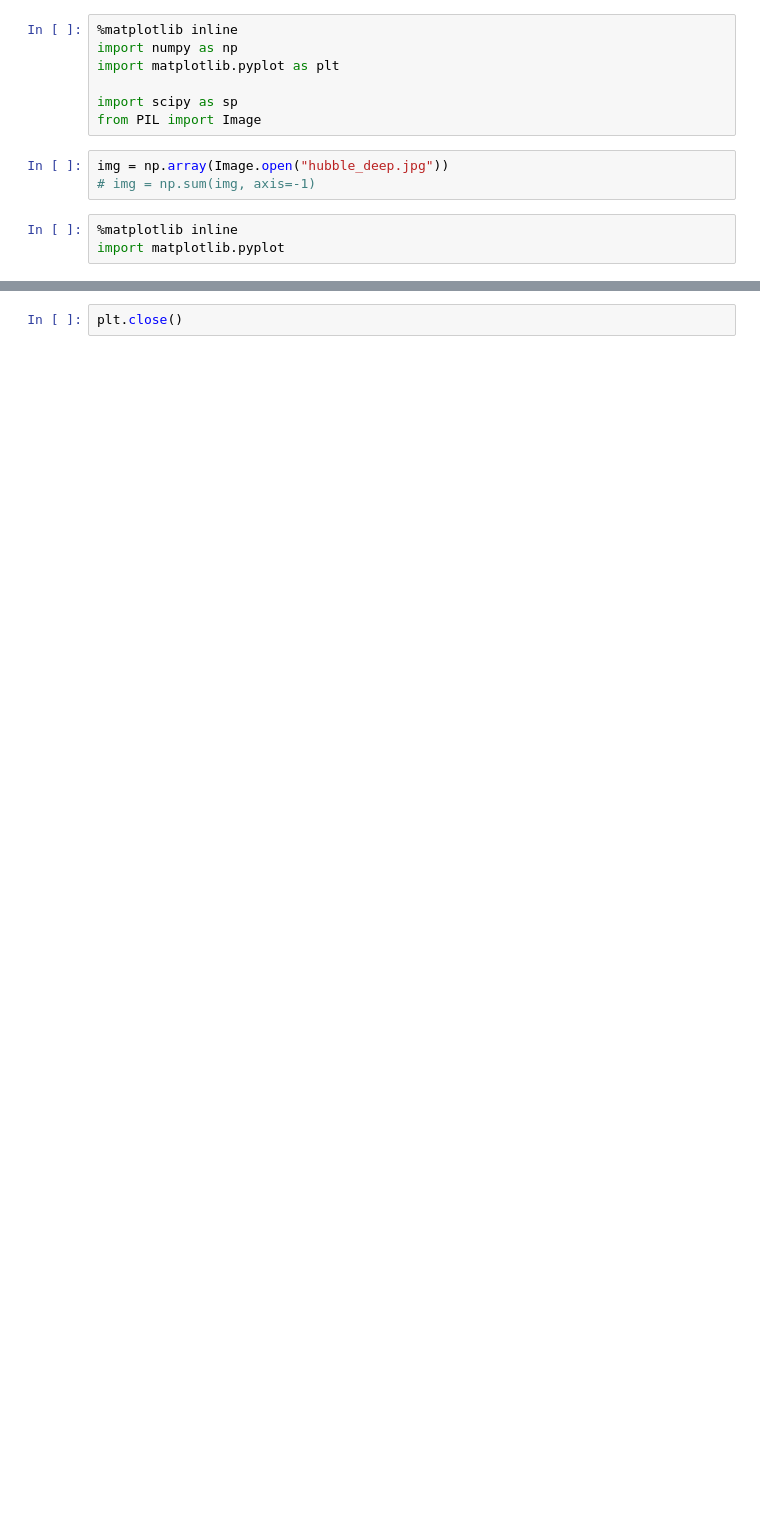
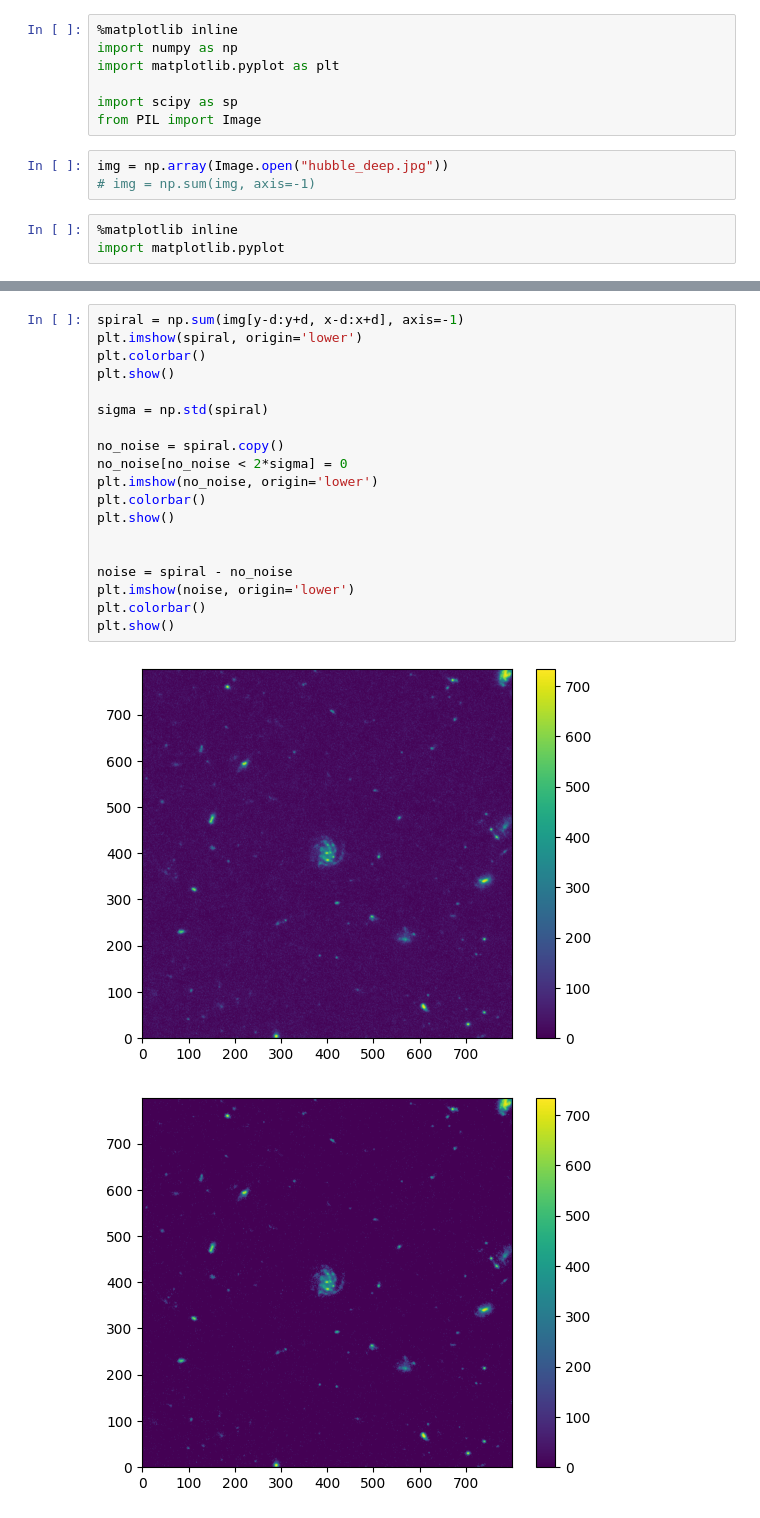
Before and after one commit to OliverRedhead/Gravitational-Lensing, a Jupyter notebook: wk3/double_source_oli/figures_in/isolating_galaxies.ipynb, the cells around one changed output, grey strips where cells are left out. Saved outputs shown, nothing was run; the diff lists cells and outputs as text; blank space fills up the shorter version.

```diff
--- a/wk3/double_source_oli/figures_in/isolating_galaxies.ipynb
+++ b/wk3/double_source_oli/figures_in/isolating_galaxies.ipynb
@@ -26,2 +26,22 @@ plt.show()
 # %%
-plt.close()
+spiral = np.sum(img[y-d:y+d, x-d:x+d], axis=-1)
+plt.imshow(spiral, origin='lower')
+plt.colorbar()
+plt.show()
+
+sigma = np.std(spiral)
+
+no_noise = spiral.copy()
+no_noise[no_noise < 2*sigma] = 0
+plt.imshow(no_noise, origin='lower')
+plt.colorbar()
+plt.show()
+
+
+noise = spiral - no_noise
+plt.imshow(noise, origin='lower')
+plt.colorbar()
+plt.show()
+# %% [output]
+[figure, added]
+[figure, added]
```
Also changed, not shown: parts of 3 cells of this notebook, 49 other files.
